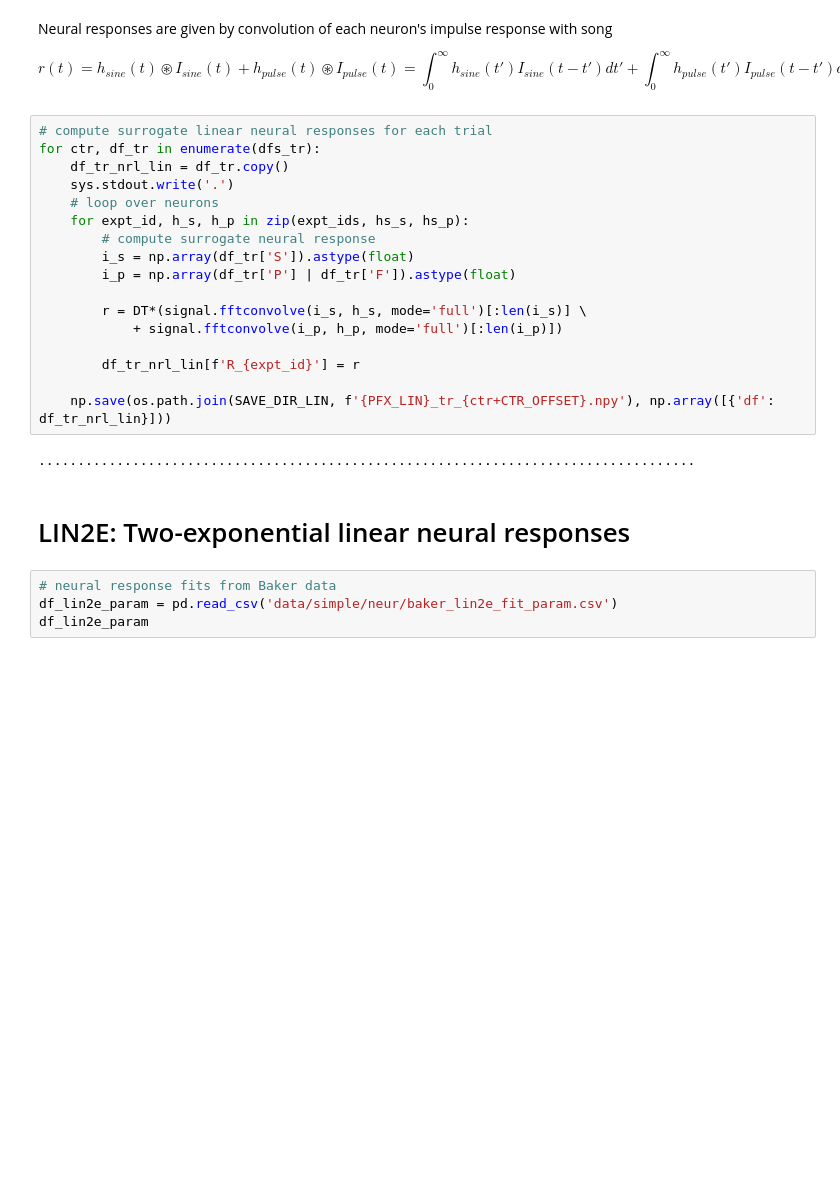
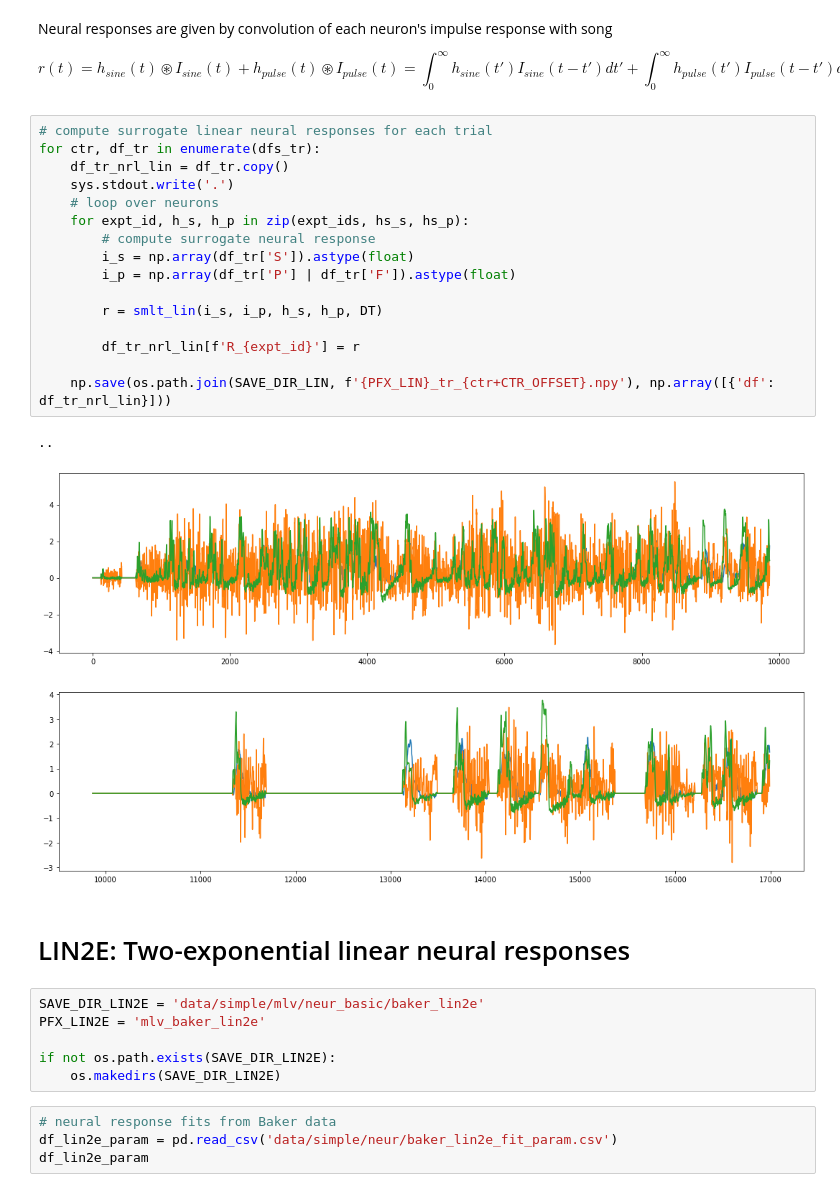
Before and after one commit to rkp8000/inferring-neural-codes, a Jupyter notebook: 4_A1_record_baker.ipynb, the cells around one changed output. Cells and saved outputs as stored; diff of their text form; blank space fills up the shorter version.

```diff
--- a/4_A1_record_baker.ipynb
+++ b/4_A1_record_baker.ipynb
@@ -234,24 +193,31 @@ $$r(t) = h_{sine}(t) \circledast I_{sine}(t) + h_{pulse}(t) \circledast I_{pulse
 # %%
 # compute surrogate linear neural responses for each trial
 for ctr, df_tr in enumerate(dfs_tr):
     df_tr_nrl_lin = df_tr.copy()
     sys.stdout.write('.')
     # loop over neurons
     for expt_id, h_s, h_p in zip(expt_ids, hs_s, hs_p):
         # compute surrogate neural response
         i_s = np.array(df_tr['S']).astype(float)
         i_p = np.array(df_tr['P'] | df_tr['F']).astype(float)
 
-        r = DT*(signal.fftconvolve(i_s, h_s, mode='full')[:len(i_s)] \
-            + signal.fftconvolve(i_p, h_p, mode='full')[:len(i_p)])
+        r = smlt_lin(i_s, i_p, h_s, h_p, DT)
 
         df_tr_nrl_lin[f'R_{expt_id}'] = r
 
     np.save(os.path.join(SAVE_DIR_LIN, f'{PFX_LIN}_tr_{ctr+CTR_OFFSET}.npy'), np.array([{'df': df_tr_nrl_lin}]))
 # %% [output]
-....................................................................................
+..
+[figure, added]
+[figure, added]
 # %% [markdown]
 # LIN2E: Two-exponential linear neural responses
+# %%
+SAVE_DIR_LIN2E = 'data/simple/mlv/neur_basic/baker_lin2e'
+PFX_LIN2E = 'mlv_baker_lin2e'
+
+if not os.path.exists(SAVE_DIR_LIN2E):
+    os.makedirs(SAVE_DIR_LIN2E)
 # %%
 # neural response fits from Baker data
 df_lin2e_param = pd.read_csv('data/simple/neur/baker_lin2e_fit_param.csv')
```
Also changed, not shown: parts of 33 cells of this notebook, 1 other file.
